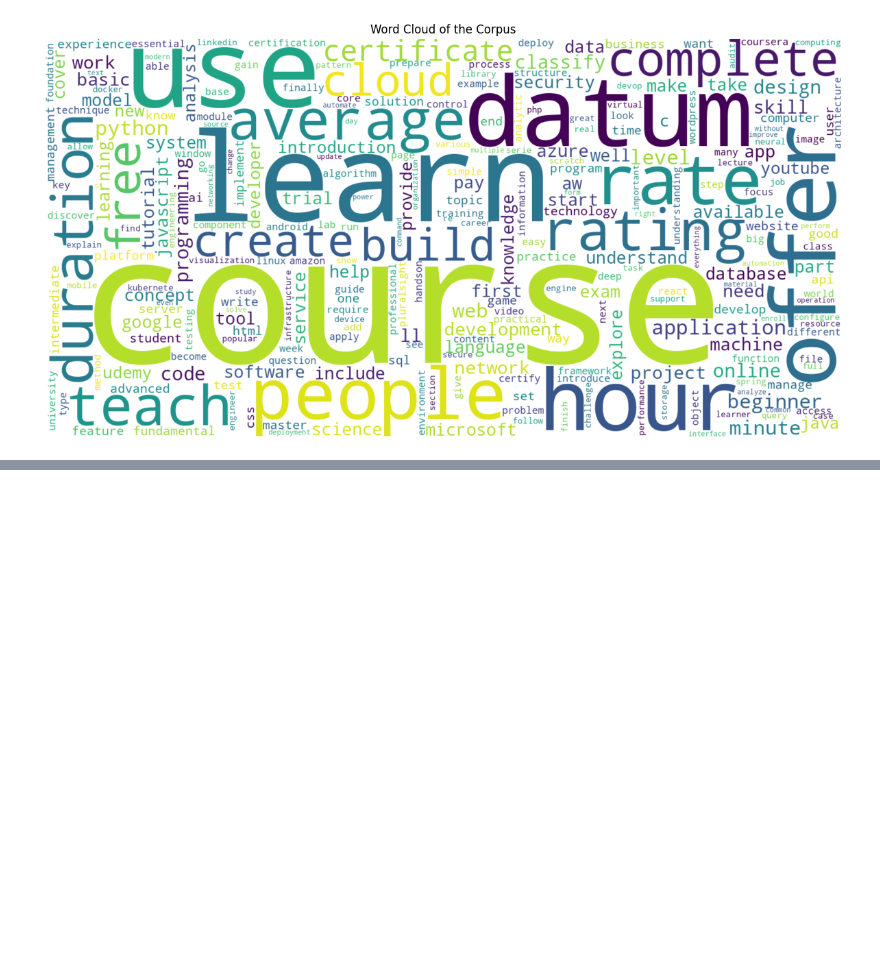
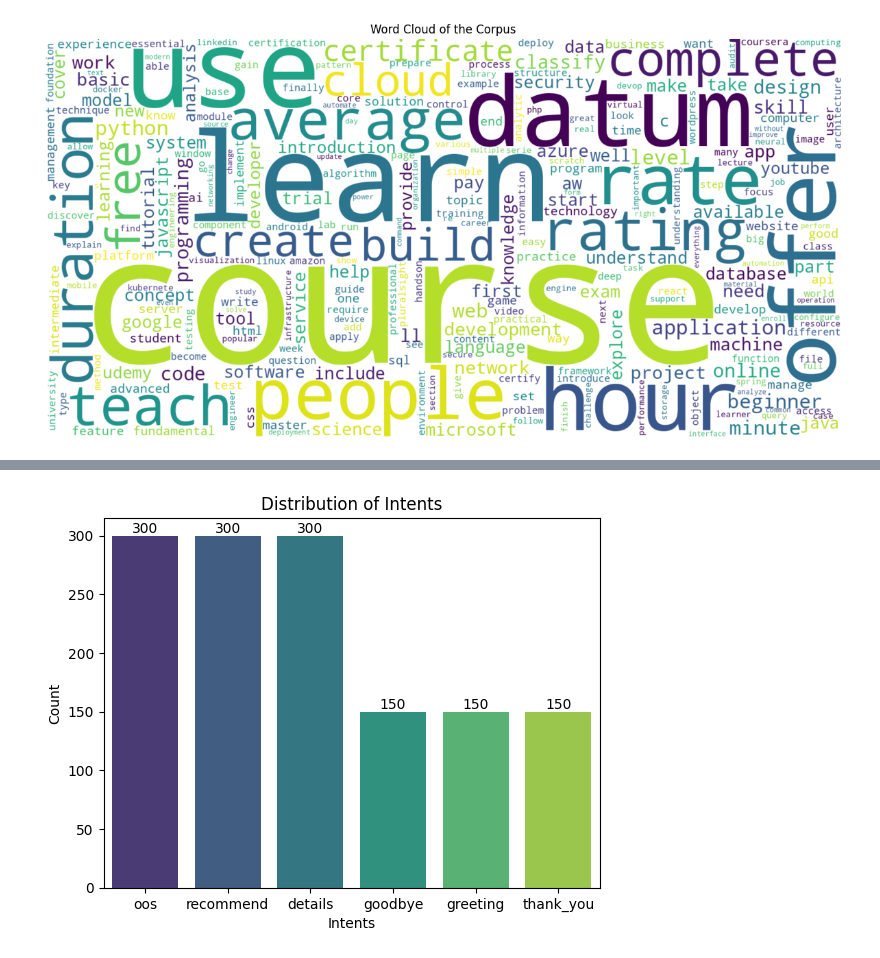
Before and after one commit to chidinma-godwin/course-recommendation-nlp, a Jupyter notebook: course_recommendation.ipynb, the cells around one changed output, grey strips where cells are left out. Drawn from its saved outputs; the diff is of its cells as text; code cells hidden in the pictures; blank space fills up the shorter version.

Commit message:
Train model to extract intent and perform slot filling from user query

```diff
--- a/course_recommendation.ipynb
+++ b/course_recommendation.ipynb
@@ -292,0 +452,8 @@ plt.show()
+# %%
+import random
+import json
+from sklearn.utils import shuffle
+from datasets import load_dataset
+
+# Load the CLINC150 dataset using Hugging Face
+dataset = load_dataset('clinc_oos', 'plus')
@@ -292,0 +466,16 @@ plt.show()
+# %%
+df_all = pd.concat([pd.DataFrame(dataset['train']), pd.DataFrame(dataset['validation']), pd.DataFrame(dataset['test'])])
+df_selected = df_all[(df_all['intent']==42) | (df_all['intent']==82) | (df_all['intent']==114) | (df_all['intent']==124)]
+oos_df = df_selected[df_selected['intent'] == 42].sample(n=300, random_state=42)
+oos_df.loc[:, 'intent'] = 'oos'
+
+df_selected = df_selected[df_selected['intent'] != 42]
+
+df_selected.loc[df_selected['intent'] == 82, 'intent'] = 'greeting'
+df_selected.loc[df_selected['intent'] == 114, 'intent'] = 'goodbye'
+df_selected.loc[df_selected['intent'] == 124, 'intent'] = 'thank_you'
+
+combined_df = pd.concat([df_selected, oos_df]).reset_index(drop=True)
+combined_df['entities'] = [{} for _ in range(len(combined_df))]
+
+combined_df
@@ -292,0 +727,14 @@ plt.show()
+# %%
+ax = sns.countplot(x='intent', data=final_df, palette='viridis', hue='intent')
+ax.set_title('Distribution of Intents')
+ax.set_xlabel('Intents')
+ax.set_ylabel('Count')
+
+# Add text on the bars
+for rect in ax.patches:
+    height = round(rect.get_height())
+    ax.text(x=rect.get_x() + rect.get_width() / 2, y=height, s=height, ha='center', va='bottom')
+
+plt.show()
+# %% [output]
+[figure, added]
```
Also changed, not shown: parts of 29 cells of this notebook.
